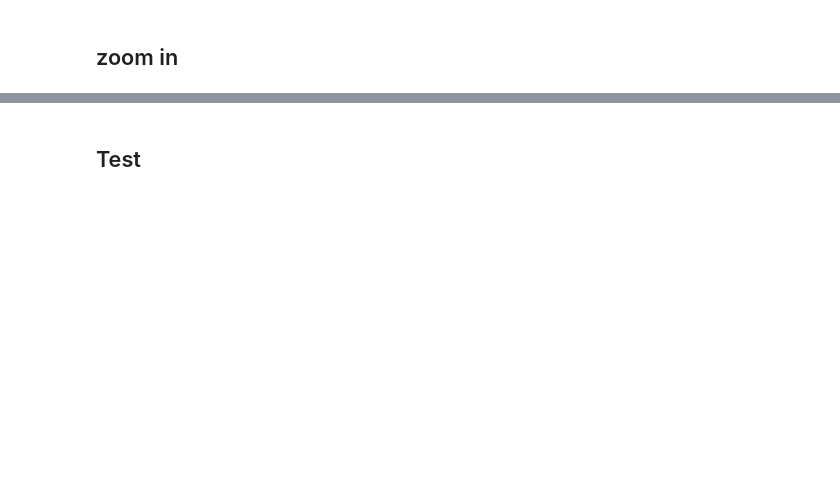
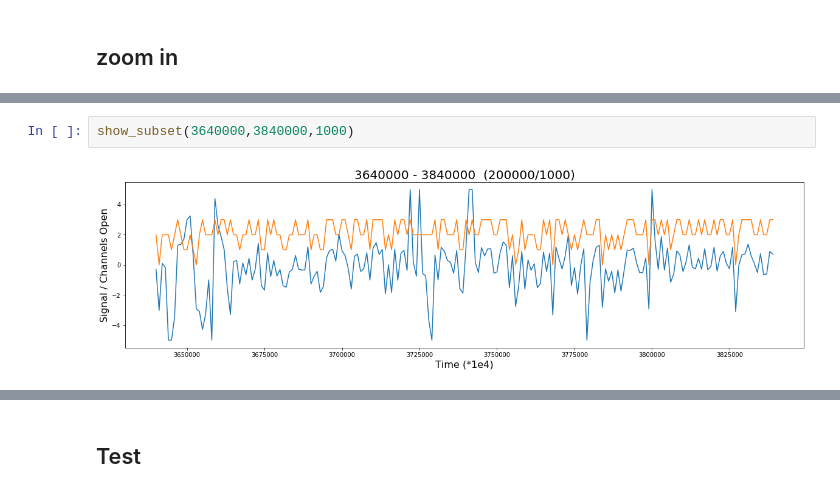
Before and after one commit to ahs8w/kaggle-comps, a Jupyter notebook: IonSwitching.ipynb, the cells around one changed output, grey strips where cells are left out. Saved outputs shown, nothing was run; the diff lists cells and outputs as text; blank space fills up the shorter version.

```diff
--- a/IonSwitching.ipynb
+++ b/IonSwitching.ipynb
@@ -91,0 +127,4 @@ show_subsets(n=2, length=500, step=1)
+# %%
+show_subset(3640000,3840000,1000)
+# %% [output]
+[figure, added]
```
Also changed, not shown: parts of 31 cells of this notebook.
